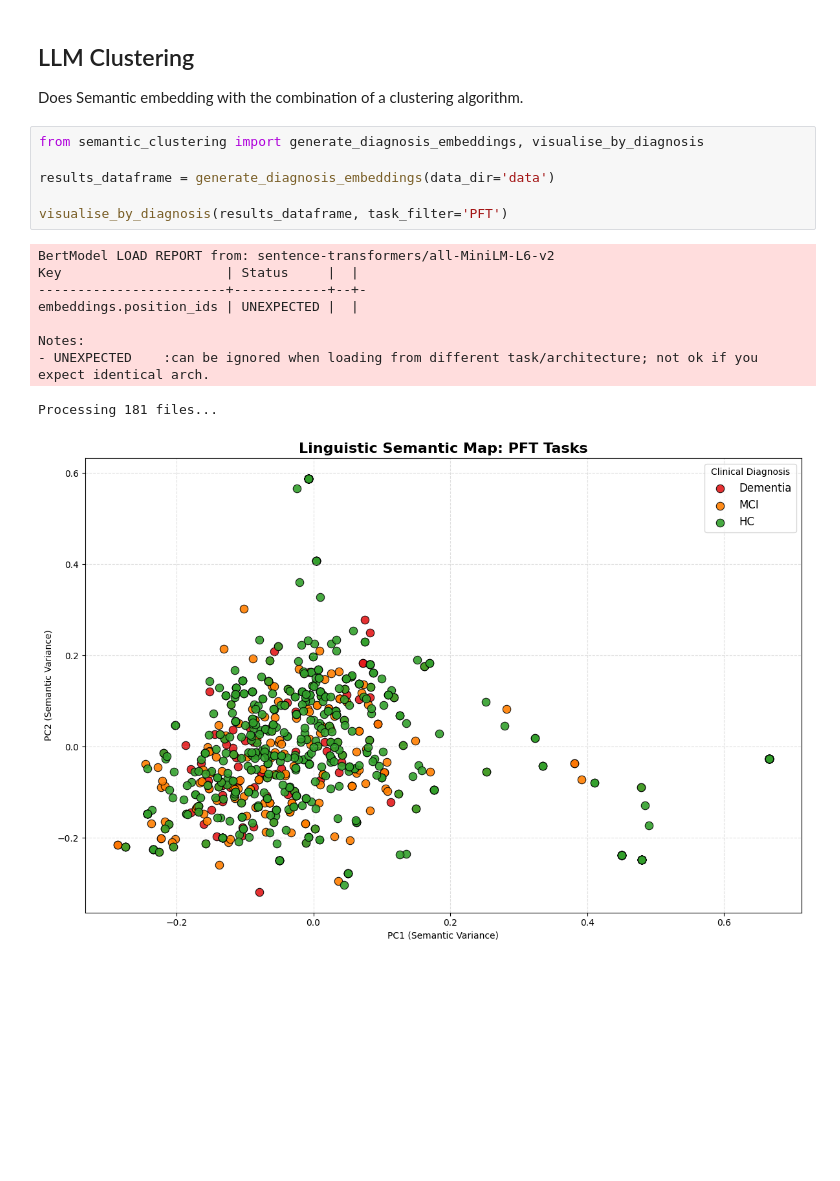
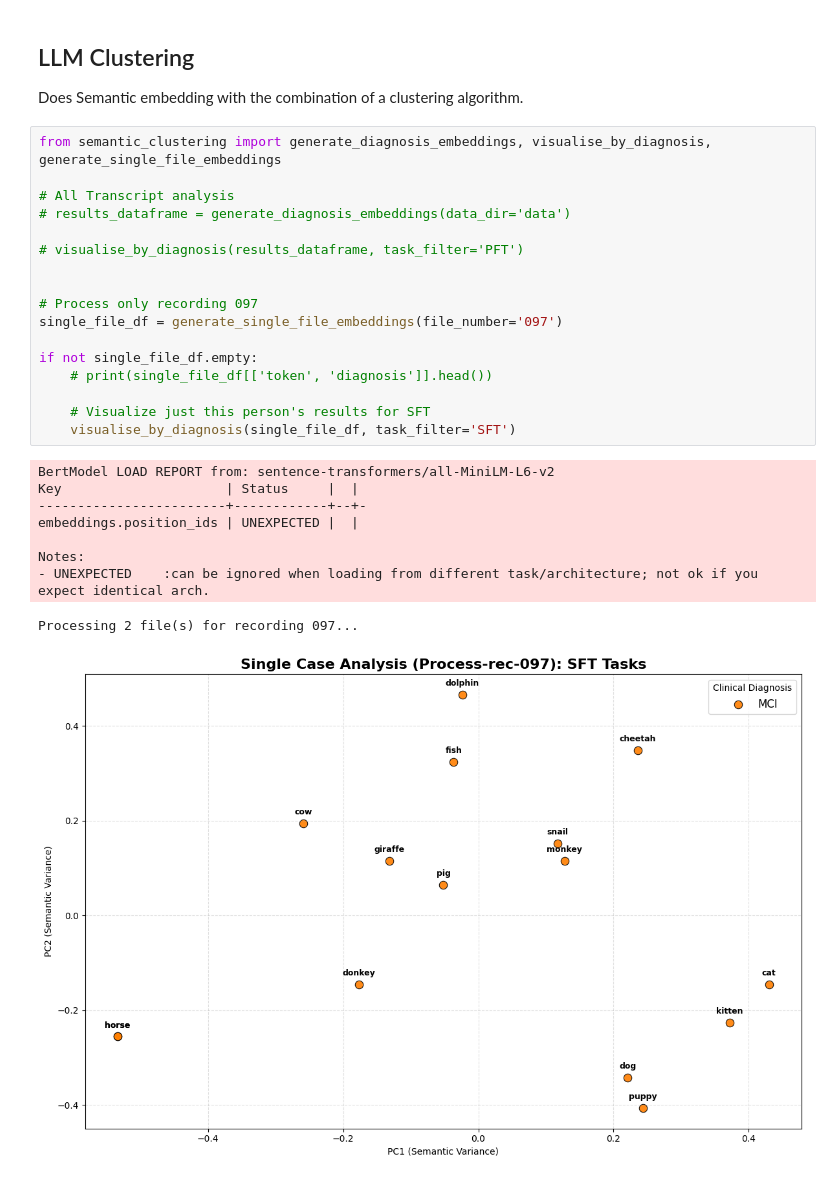
Before and after one commit to bentindal/cognospeak-pft-sft-pauses-data-analysis, a Jupyter notebook: transcript_analysis.ipynb, the cells around one changed output. Drawn from its saved outputs; the diff is of its cells as text; blank space fills up the shorter version.

Commit message:
added single file analysis and displays

```diff
--- a/transcript_analysis.ipynb
+++ b/transcript_analysis.ipynb
@@ -756,19 +756,30 @@ print("=" * 80 + "\n")
 ## LLM Clustering
 
 Does Semantic embedding with the combination of a clustering algorithm.
-# %%
-from semantic_clustering import generate_diagnosis_embeddings, visualise_by_diagnosis
-
-results_dataframe = generate_diagnosis_embeddings(data_dir='data')
-
-visualise_by_diagnosis(results_dataframe, task_filter='PFT')
-# %% [output]
-BertModel LOAD REPORT from: sentence-transformers/all-MiniLM-L6-v2
-Key                     | Status     |  |
-------------------------+------------+--+-
-embeddings.position_ids | UNEXPECTED |  |
-
-Notes:
-- UNEXPECTED    :can be ignored when loading from different task/architecture; not ok if you expect identical arch.
-Processing 181 files...
-[figure, removed]
+# %%
+from semantic_clustering import generate_diagnosis_embeddings, visualise_by_diagnosis, generate_single_file_embeddings
+
+# All Transcript analysis
+# results_dataframe = generate_diagnosis_embeddings(data_dir='data')
+
+# visualise_by_diagnosis(results_dataframe, task_filter='PFT')
+
+
+# Process only recording 097
+single_file_df = generate_single_file_embeddings(file_number='097')
+
+if not single_file_df.empty:
+    # print(single_file_df[['token', 'diagnosis']].head())
+
+    # Visualize just this person's results for SFT
+    visualise_by_diagnosis(single_file_df, task_filter='SFT')
+# %% [output]
+BertModel LOAD REPORT from: sentence-transformers/all-MiniLM-L6-v2
+Key                     | Status     |  |
+------------------------+------------+--+-
+embeddings.position_ids | UNEXPECTED |  |
+
+Notes:
+- UNEXPECTED    :can be ignored when loading from different task/architecture; not ok if you expect identical arch.
+Processing 2 file(s) for recording 097...
+[figure, added]
```
Also changed, not shown: 1 other file.
